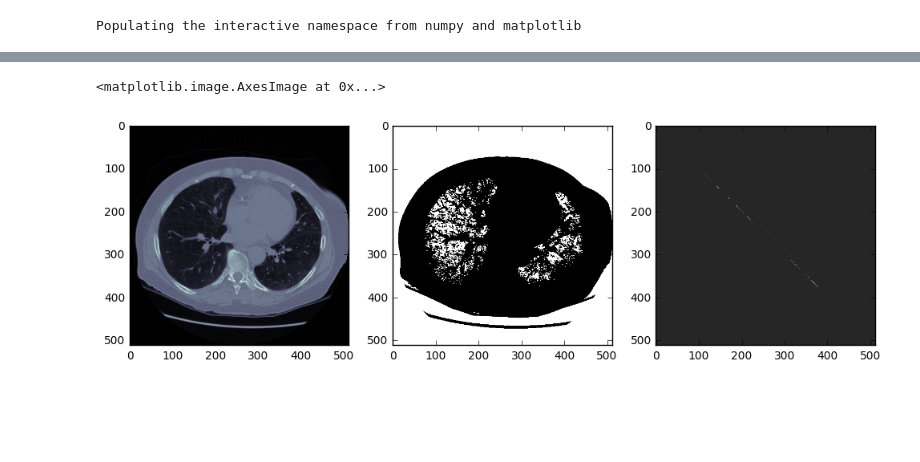
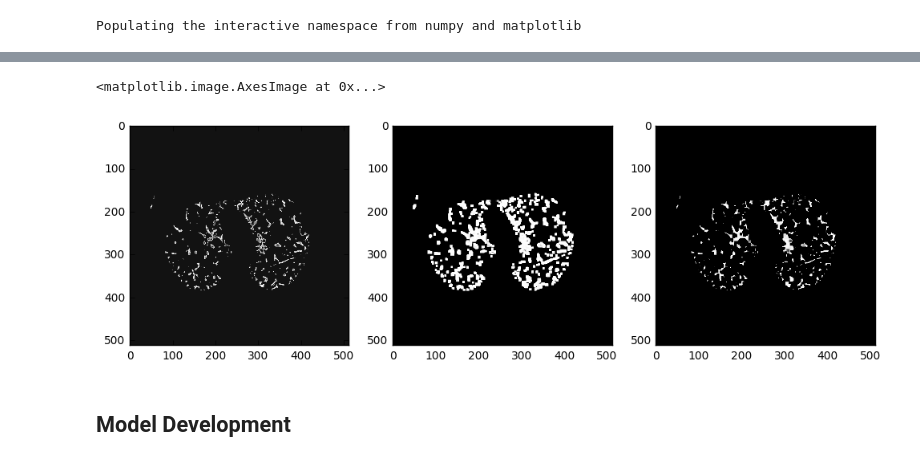
Before and after one commit to mingdingzhiai/LungCancer, a Jupyter notebook: Notebook.ipynb, the cells around one changed output, grey strips where cells are left out. Cells and saved outputs as stored; diff of their text form; code cells hidden in the pictures; blank space fills up the shorter version.

```diff
--- a/Notebook.ipynb
+++ b/Notebook.ipynb
@@ -25,0 +28,3 @@ pic = clearFrame(img,-1200,-800)
+# %%
+# Get slice i along the Z axis for patient p
+img = getImages(patients[6])[70]
@@ -26,11 +63,16 @@ pic = clearFrame(img,-1200,-800)
 # %%
-plt.figure(figsize(12,6))
-plt.subplot(1,3,1)
-plt.imshow(img,cmap=plt.cm.bone)
-plt.subplot(1,3,2)
-plt.imshow(getLaplacianImage(img),cmap="Greys")
-plt.subplot(1,3,3)
-plt.imshow(img*pic,cmap="Greys")
+plt.figure(figsize=(12,6))
+plt.subplot(1, 3, 1)
+im2 = getRmMatrix(img)*img
+plt.imshow(im2, cmap='Greys')
+plt.subplot(1, 3, 2)
+im2 = cv2.erode(im2.astype('float64'), None, iterations=2)
+plt.imshow(im2, cmap='Greys')
+plt.subplot(1, 3, 3)
+im2 = cv2.dilate(im2, None, iterations=2)
+plt.imshow(im2, cmap='Greys')
 # %% [output]
 <matplotlib.image.AxesImage at 0x...>
-[figure, old version]
+[figure, new version]
+# %% [markdown]
+## Model Development
```
Also changed, not shown: parts of 17 cells of this notebook.
